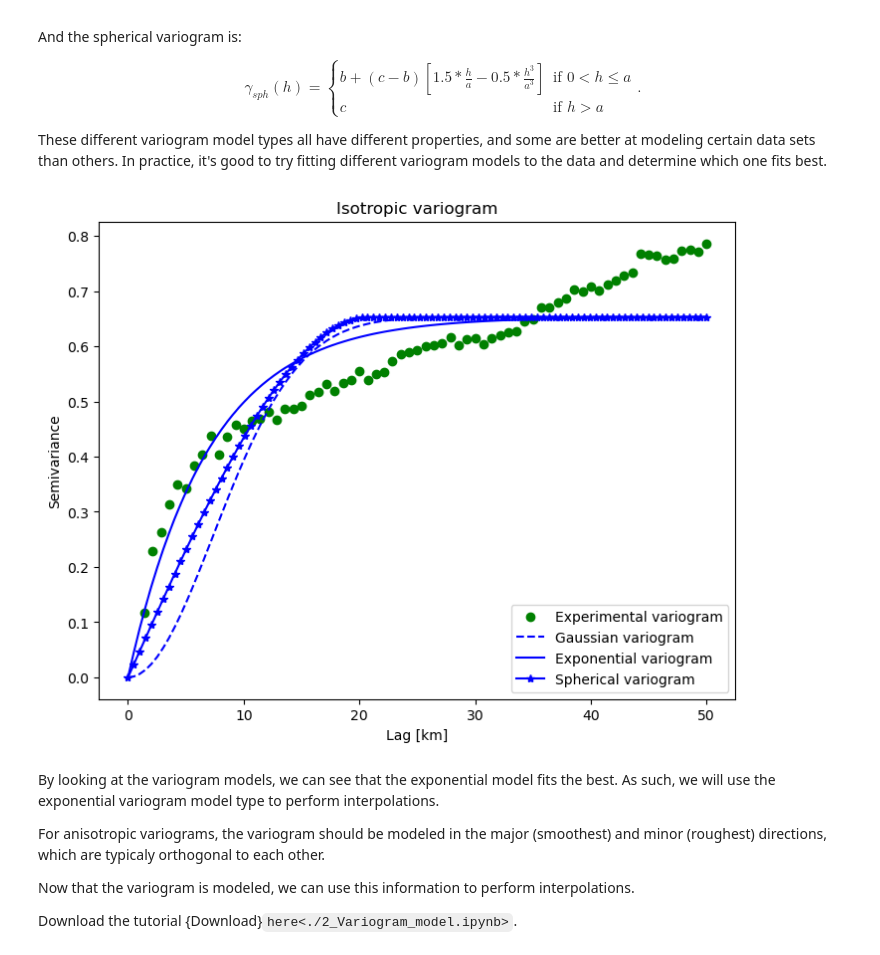
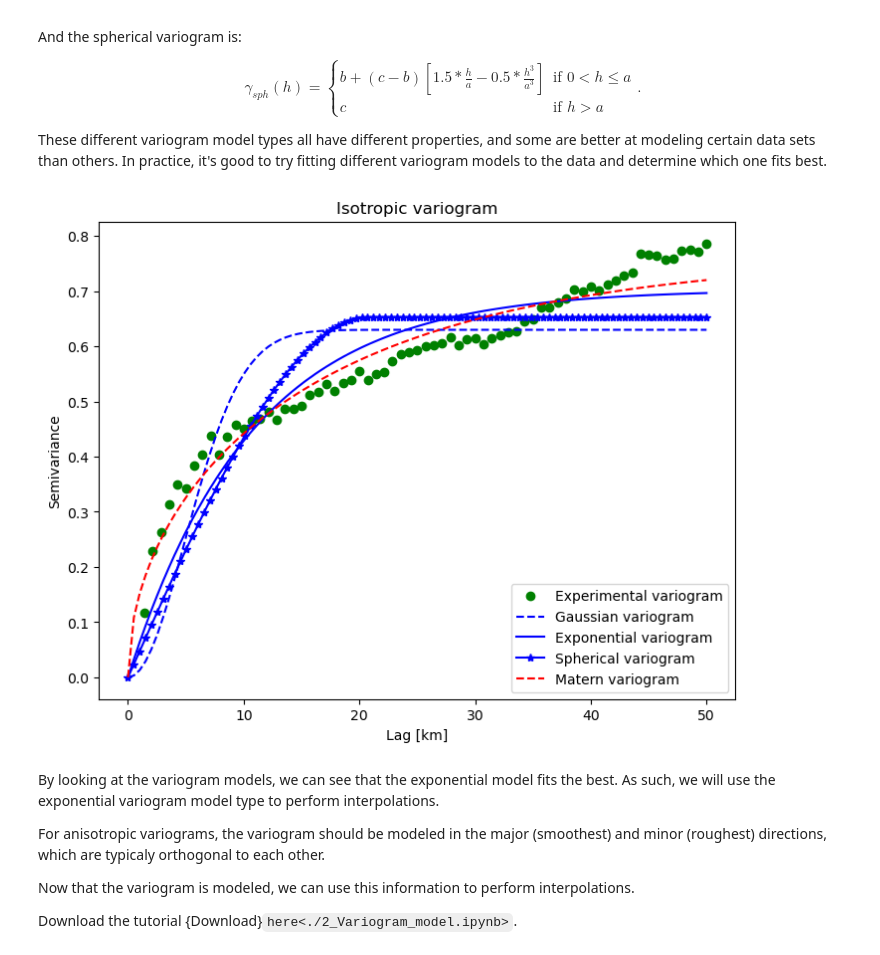
Before and after one commit to GatorGlaciology/GStatSim, a Jupyter notebook: demos/2_Variogram_model.ipynb, the cells around one changed output. Drawn from its saved outputs; the diff is of its cells as text; code cells hidden in the pictures.

```diff
--- a/demos/2_Variogram_model.ipynb
+++ b/demos/2_Variogram_model.ipynb
@@ -99,7 +100,7 @@ V1.parameters
 The outputs are the range, sill, and nugget, respectively. The SciKit-GStat has a default nugget of 0 unless specified (see SciKit-GStat documentation).
 # %%
 # use Gaussian model
-V2 = V1
+V2 = deepcopy(V1)
 V2.model = 'gaussian'
 V2.parameters
 # %% [output]
@@ -107,6 +108,6 @@ V2.parameters
 # %%
 # use spherical model
-V3 = V1
+V3 = deepcopy(V1)
 V3.model = 'spherical'
 V3.parameters
 # %% [output]
@@ -113,0 +115,5 @@ V3.parameters
+# %%
+# use matern model
+V4 = deepcopy(V1)
+V4.model = 'matern'
+V4.parameters
@@ -141,23 +152,25 @@ These different variogram model types all have different properties, and some ar
 # evaluate models
 xi =np.linspace(0, xdata[-1], 100)
 
-y_exp = [models.exponential(h, V1.parameters[0], V1.parameters[1], V1.parameters[2]) for h in xi]
-y_gauss = [models.gaussian(h, V2.parameters[0], V2.parameters[1], V2.parameters[2]) for h in xi]
-y_sph = [models.spherical(h, V3.parameters[0], V3.parameters[1], V3.parameters[2]) for h in xi]
+y_exp = models.exponential(xi, *V1.parameters)
+y_gauss = models.gaussian(xi, *V2.parameters)
+y_sph = models.spherical(xi, *V3.parameters)
+y_matern = models.matern(xi, *V4.parameters)
 # %%
 # plot variogram model
 fig = plt.figure()
 plt.plot(xdata/1000,ydata,'og', label = "Experimental variogram")
 plt.plot(xi/1000, y_gauss,'b--', label='Gaussian variogram')
 plt.plot(xi/1000, y_exp,'b-', label='Exponential variogram')
 plt.plot(xi/1000, y_sph,'b*-', label='Spherical variogram')
+plt.plot(xi/1000, y_matern,'r--', label='Matern variogram')
 plt.title('Isotropic variogram')
 plt.xlabel('Lag [km]'); plt.ylabel('Semivariance')
 plt.subplots_adjust(left=0.0, bottom=0.0, right=1, top=1.0) # adjust the plot size
 plt.legend(loc='lower right')
 plt.show()
 # %% [output]
-[figure, old version]
+[figure, new version]
 # %% [markdown]
 By looking at the variogram models, we can see that the exponential model fits the best. As such, we will use the exponential variogram model type to perform interpolations.
 
```
Also changed, not shown: parts of 5 cells of this notebook, 2 other files.
